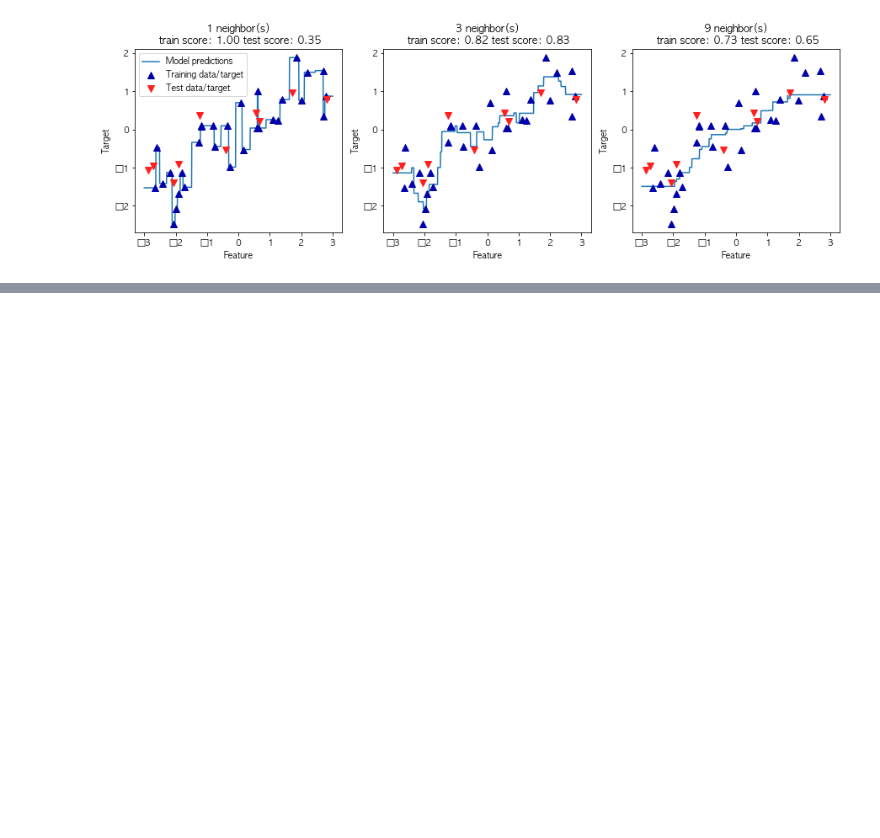
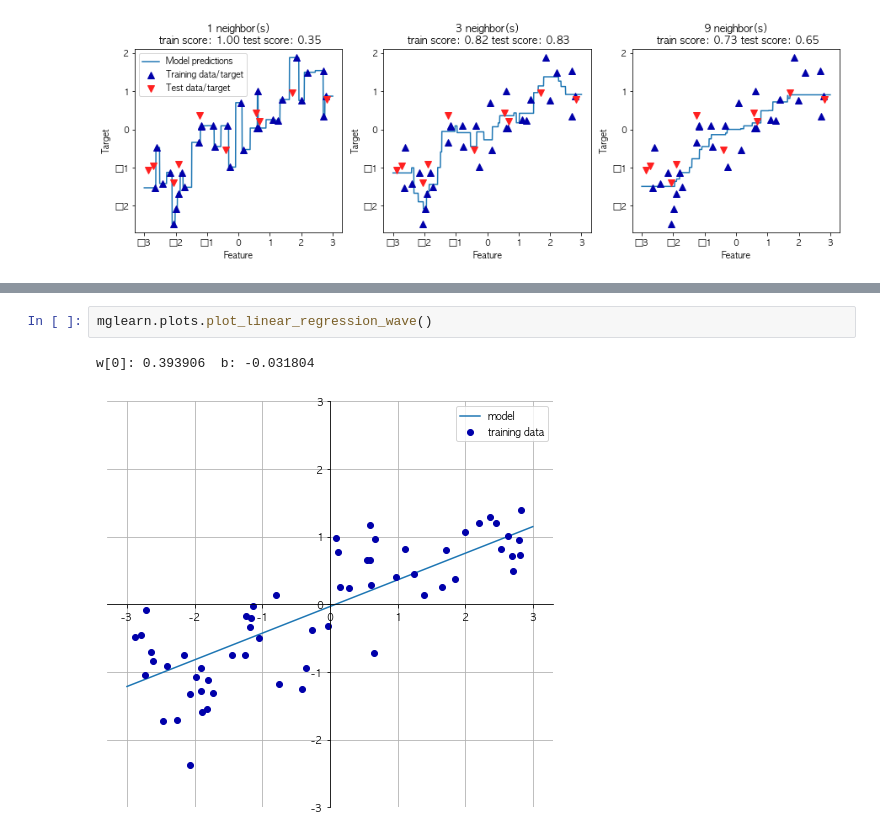
Before and after one commit to timetobye/Machine_learning_study, a Jupyter notebook: introduction_to_machine_learning_with_python/chapter_2_supervised_learning/chapter_2.ipynb, the cells around one changed output, grey strips where cells are left out. Cells and saved outputs as stored; diff of their text form; blank space fills up the shorter version.

Commit message:
study linear regression and classification of chapter2

```diff
--- a/introduction_to_machine_learning_with_python/chapter_2_supervised_learning/chapter_2.ipynb
+++ b/introduction_to_machine_learning_with_python/chapter_2_supervised_learning/chapter_2.ipynb
@@ -367,0 +388,5 @@ axes[0].legend(["Model predictions", "Training data/target",
+# %%
+mglearn.plots.plot_linear_regression_wave()
+# %% [output]
+w[0]: 0.393906  b: -0.031804
+[figure, added]
```
Also changed, not shown: parts of 44 cells of this notebook.
